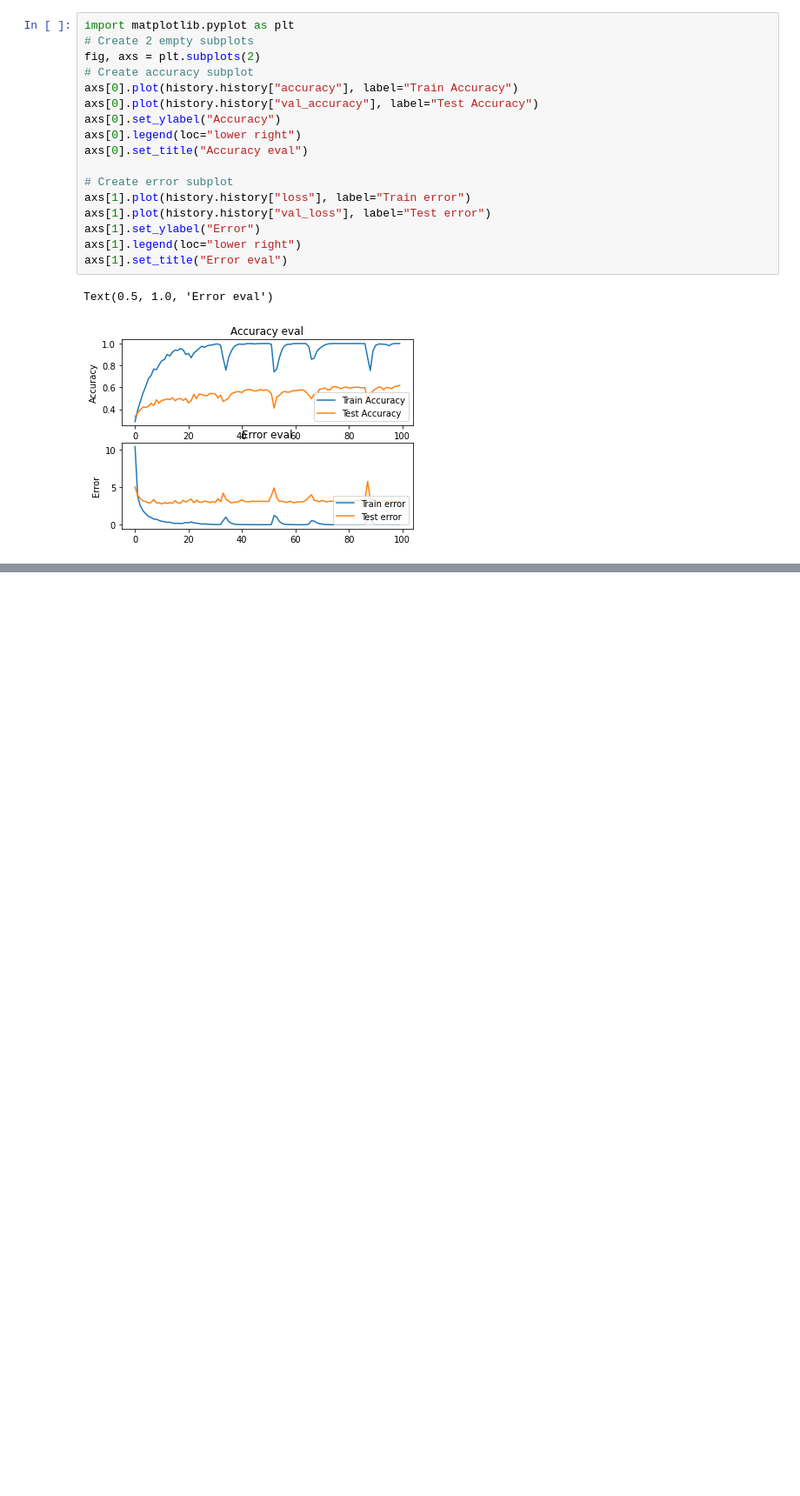
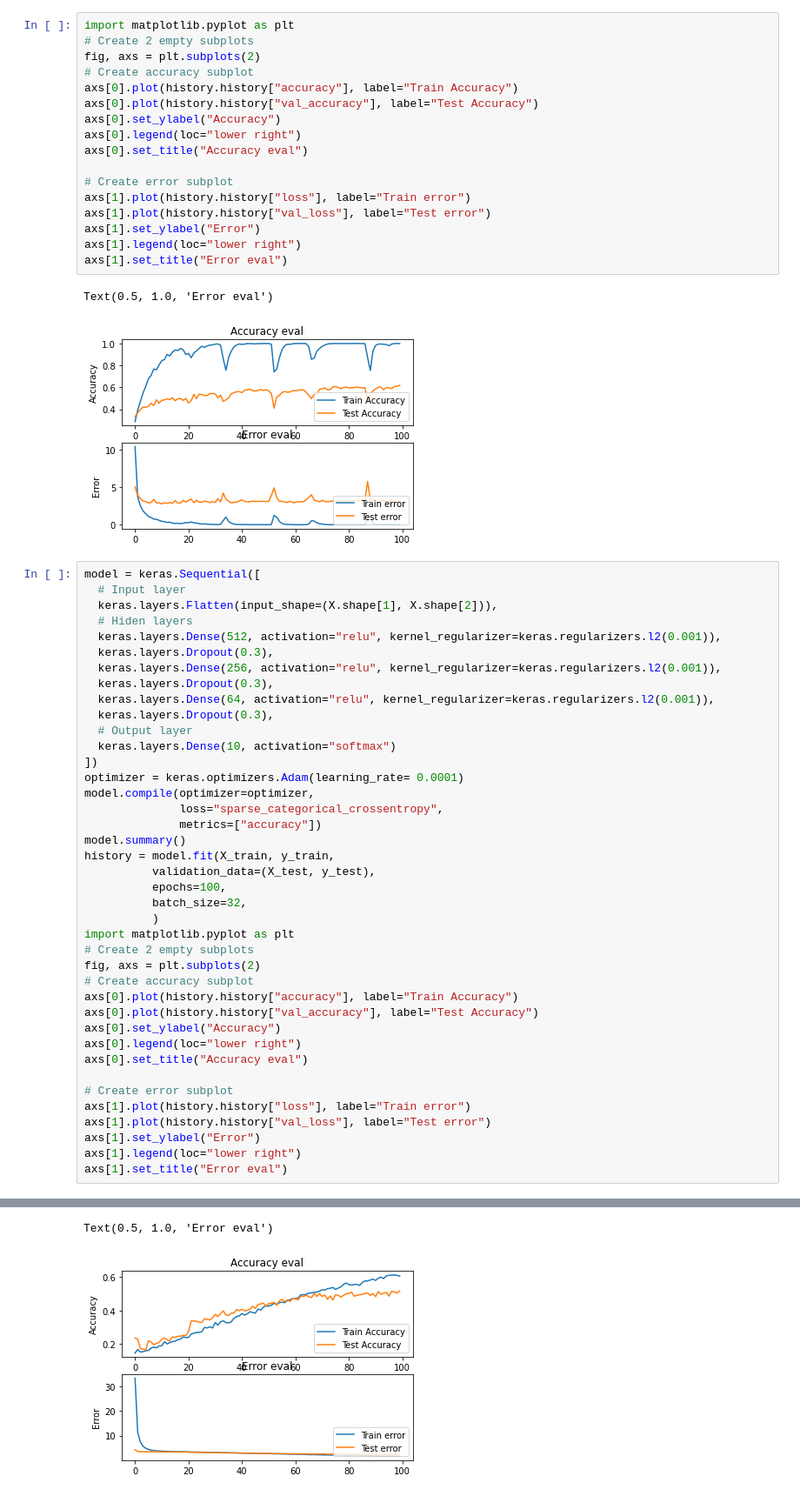
Before and after one commit to VinhDevNguyen/Machine-Learning, a Jupyter notebook: Project/Audio_Deep_Learning.ipynb, the cells around one changed output, grey strips where cells are left out. Shown: that part at 87% size. Saved outputs shown, nothing was run; the diff lists cells and outputs as text; blank space fills up the shorter version.

```diff
--- a/Project/Audio_Deep_Learning.ipynb
+++ b/Project/Audio_Deep_Learning.ipynb
@@ -252,3 +252,44 @@ axs[1].set_title("Error eval")
 # %% [output]
 Text(0.5, 1.0, 'Error eval')
 [figure]
+# %%
+model = keras.Sequential([
+  # Input layer
+  keras.layers.Flatten(input_shape=(X.shape[1], X.shape[2])),
+  # Hiden layers
+  keras.layers.Dense(512, activation="relu", kernel_regularizer=keras.regularizers.l2(0.001)),
+  keras.layers.Dropout(0.3),
+  keras.layers.Dense(256, activation="relu", kernel_regularizer=keras.regularizers.l2(0.001)),
+  keras.layers.Dropout(0.3),
+  keras.layers.Dense(64, activation="relu", kernel_regularizer=keras.regularizers.l2(0.001)),
+  keras.layers.Dropout(0.3),
+  # Output layer
+  keras.layers.Dense(10, activation="softmax")
+])
+optimizer = keras.optimizers.Adam(learning_rate= 0.0001)
+model.compile(optimizer=optimizer,
+              loss="sparse_categorical_crossentropy",
+              metrics=["accuracy"])
+model.summary()
+history = model.fit(X_train, y_train,
+          validation_data=(X_test, y_test),
+          epochs=100,
+          batch_size=32,
+          )
+import matplotlib.pyplot as plt
+# Create 2 empty subplots
+fig, axs = plt.subplots(2)
+# Create accuracy subplot
+axs[0].plot(history.history["accuracy"], label="Train Accuracy")
+axs[0].plot(history.history["val_accuracy"], label="Test Accuracy")
+axs[0].set_ylabel("Accuracy")
+axs[0].legend(loc="lower right")
+axs[0].set_title("Accuracy eval")
+
+# Create error subplot
+axs[1].plot(history.history["loss"], label="Train error")
+axs[1].plot(history.history["val_loss"], label="Test error")
+axs[1].set_ylabel("Error")
+axs[1].legend(loc="lower right")
+axs[1].set_title("Error eval")
+# %% [output]
@@ -254,0 +313,2 @@ Text(0.5, 1.0, 'Error eval')
+Text(0.5, 1.0, 'Error eval')
+[figure, added]
```
Also changed, not shown: parts of 1 cell of this notebook.
